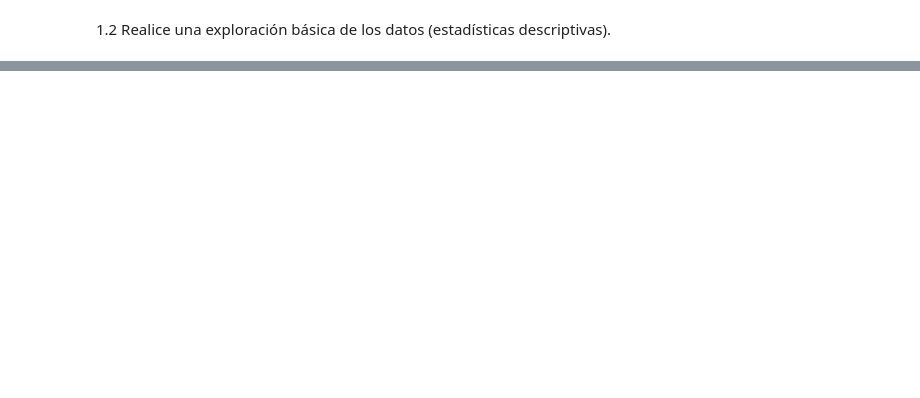
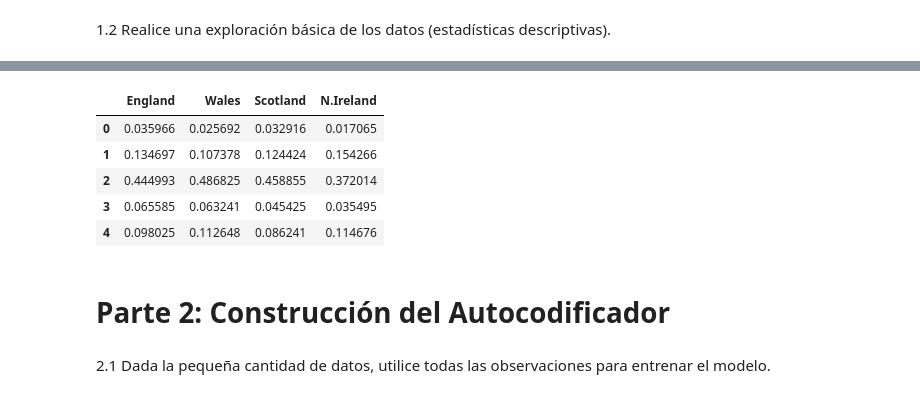
Before and after one commit to jazurdia/lab5-DS, a Jupyter notebook: lab.ipynb, the cells around one changed output, grey strips where cells are left out. Saved outputs shown, nothing was run; the diff lists cells and outputs as text; code cells hidden in the pictures; blank space fills up the shorter version.

```diff
--- a/lab.ipynb
+++ b/lab.ipynb
@@ -42,9 +28,20 @@ ModuleNotFoundError: No module named 'pkg_resources'
 # %%
 from sklearn.preprocessing import MinMaxScaler
 foods = df['Food']
 data = df.drop('Food', axis=1)
 
 scaler = MinMaxScaler()
 data = scaler.fit_transform(data)
-data = pandas.DataFrame(data, columns=df.columns[1:])
-data.head()
+data_scaled  = pd.DataFrame(data, columns=df.columns[1:])
+data_scaled .head()
+# %% [output]
+|  | England | Wales | Scotland | N.Ireland |
+| 0 | 0.035966 | 0.025692 | 0.032916 | 0.017065 |
+| 1 | 0.134697 | 0.107378 | 0.124424 | 0.154266 |
+| 2 | 0.444993 | 0.486825 | 0.458855 | 0.372014 |
+| 3 | 0.065585 | 0.063241 | 0.045425 | 0.035495 |
+| 4 | 0.098025 | 0.112648 | 0.086241 | 0.114676 |
+# %% [markdown]
+# Parte 2: Construcción del Autocodificador
+# %% [markdown]
+2.1 Dada la pequeña cantidad de datos, utilice todas las observaciones para entrenar el modelo.
```
Also changed, not shown: parts of 12 cells of this notebook.
